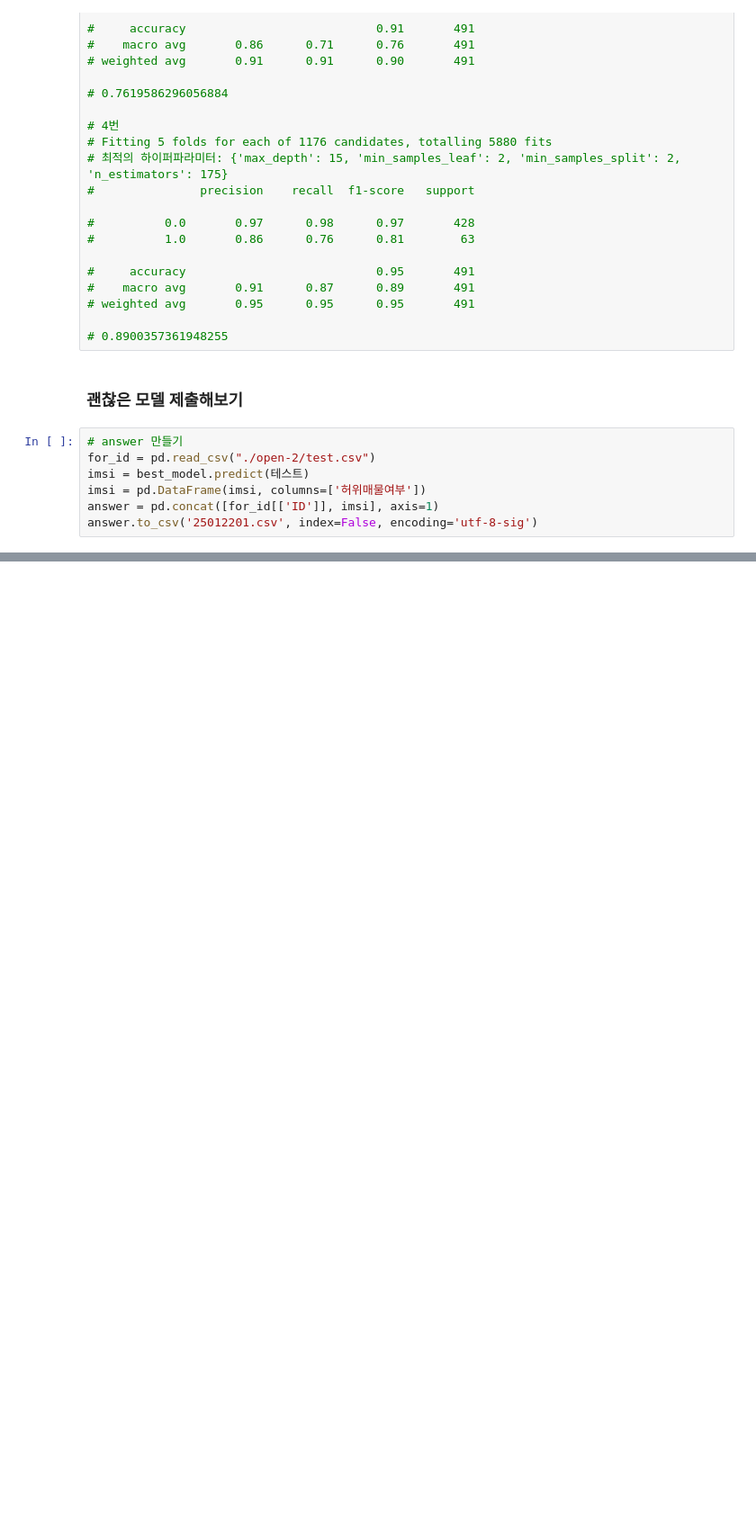
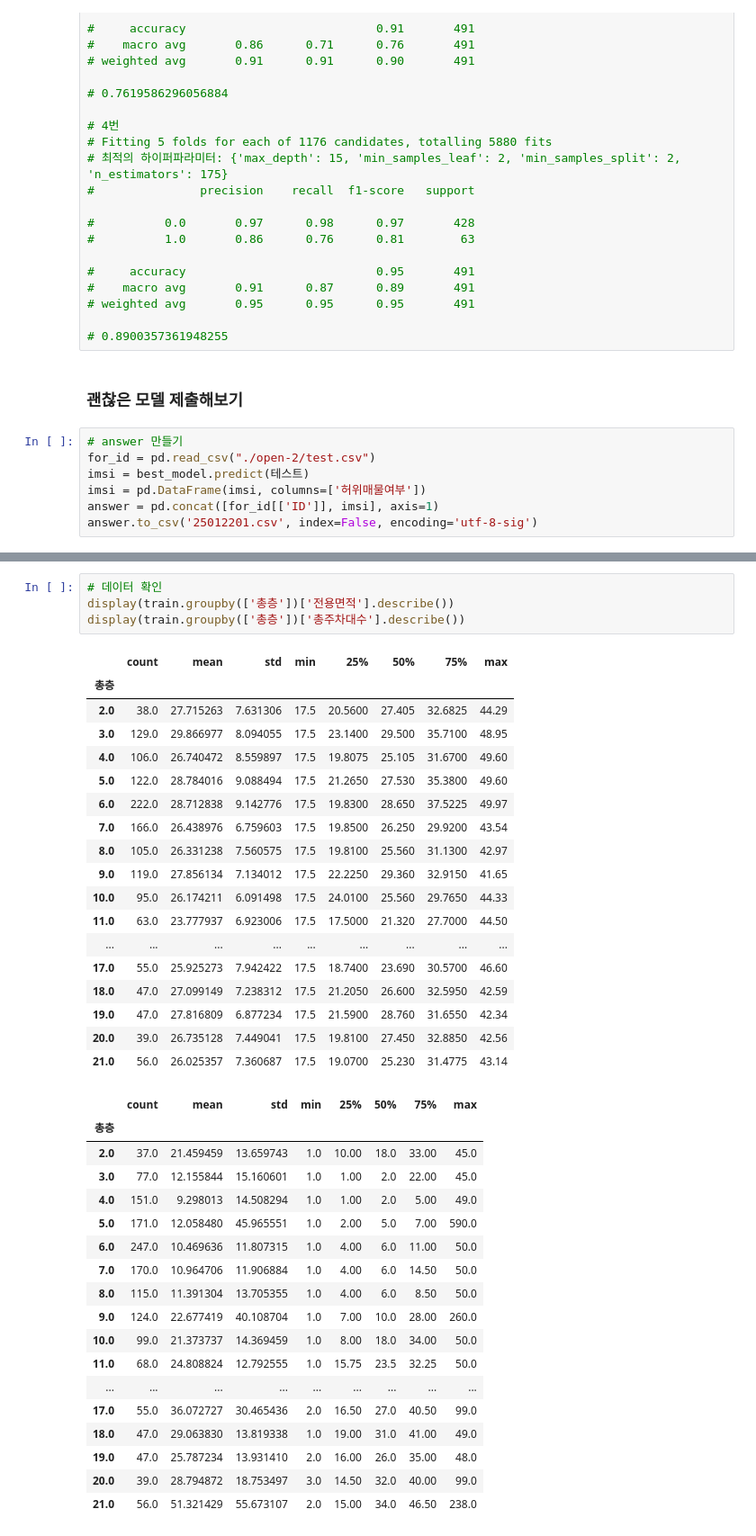
Before and after one commit to Salamamder/project_jericho, a Jupyter notebook: 전처리 전용.ipynb, the cells around one changed output, grey strips where cells are left out. Shown: that part at 90% size. Drawn from its saved outputs; the diff is of its cells as text; blank space fills up the shorter version.

```diff
--- a/전처리 전용.ipynb
+++ b/전처리 전용.ipynb
@@ -293,0 +345,41 @@ answer.to_csv('25012201.csv', index=False, encoding='utf-8-sig')
+# %%
+# 데이터 확인
+display(train.groupby(['총층'])['전용면적'].describe())
+display(train.groupby(['총층'])['총주차대수'].describe())
+# %% [output]
+|  | count | mean | std | min | 25% | 50% | 75% | max |
+| 총층 |  |  |  |  |  |  |  |  |
+| 2.0 | 38.0 | 27.715263 | 7.631306 | 17.5 | 20.5600 | 27.405 | 32.6825 | 44.29 |
+| 3.0 | 129.0 | 29.866977 | 8.094055 | 17.5 | 23.1400 | 29.500 | 35.7100 | 48.95 |
+| 4.0 | 106.0 | 26.740472 | 8.559897 | 17.5 | 19.8075 | 25.105 | 31.6700 | 49.60 |
+| 5.0 | 122.0 | 28.784016 | 9.088494 | 17.5 | 21.2650 | 27.530 | 35.3800 | 49.60 |
+| 6.0 | 222.0 | 28.712838 | 9.142776 | 17.5 | 19.8300 | 28.650 | 37.5225 | 49.97 |
+| 7.0 | 166.0 | 26.438976 | 6.759603 | 17.5 | 19.8500 | 26.250 | 29.9200 | 43.54 |
+| 8.0 | 105.0 | 26.331238 | 7.560575 | 17.5 | 19.8100 | 25.560 | 31.1300 | 42.97 |
+| 9.0 | 119.0 | 27.856134 | 7.134012 | 17.5 | 22.2250 | 29.360 | 32.9150 | 41.65 |
+| 10.0 | 95.0 | 26.174211 | 6.091498 | 17.5 | 24.0100 | 25.560 | 29.7650 | 44.33 |
+| 11.0 | 63.0 | 23.777937 | 6.923006 | 17.5 | 17.5000 | 21.320 | 27.7000 | 44.50 |
+| ... | ... | ... | ... | ... | ... | ... | ... | ... |
+| 17.0 | 55.0 | 25.925273 | 7.942422 | 17.5 | 18.7400 | 23.690 | 30.5700 | 46.60 |
+| 18.0 | 47.0 | 27.099149 | 7.238312 | 17.5 | 21.2050 | 26.600 | 32.5950 | 42.59 |
+| 19.0 | 47.0 | 27.816809 | 6.877234 | 17.5 | 21.5900 | 28.760 | 31.6550 | 42.34 |
+| 20.0 | 39.0 | 26.735128 | 7.449041 | 17.5 | 19.8100 | 27.450 | 32.8850 | 42.56 |
+| 21.0 | 56.0 | 26.025357 | 7.360687 | 17.5 | 19.0700 | 25.230 | 31.4775 | 43.14 |
+|  | count | mean | std | min | 25% | 50% | 75% | max |
+| 총층 |  |  |  |  |  |  |  |  |
+| 2.0 | 37.0 | 21.459459 | 13.659743 | 1.0 | 10.00 | 18.0 | 33.00 | 45.0 |
+| 3.0 | 77.0 | 12.155844 | 15.160601 | 1.0 | 1.00 | 2.0 | 22.00 | 45.0 |
+| 4.0 | 151.0 | 9.298013 | 14.508294 | 1.0 | 1.00 | 2.0 | 5.00 | 49.0 |
+| 5.0 | 171.0 | 12.058480 | 45.965551 | 1.0 | 2.00 | 5.0 | 7.00 | 590.0 |
+| 6.0 | 247.0 | 10.469636 | 11.807315 | 1.0 | 4.00 | 6.0 | 11.00 | 50.0 |
+| 7.0 | 170.0 | 10.964706 | 11.906884 | 1.0 | 4.00 | 6.0 | 14.50 | 50.0 |
+| 8.0 | 115.0 | 11.391304 | 13.705355 | 1.0 | 4.00 | 6.0 | 8.50 | 50.0 |
+| 9.0 | 124.0 | 22.677419 | 40.108704 | 1.0 | 7.00 | 10.0 | 28.00 | 260.0 |
+| 10.0 | 99.0 | 21.373737 | 14.369459 | 1.0 | 8.00 | 18.0 | 34.00 | 50.0 |
+| 11.0 | 68.0 | 24.808824 | 12.792555 | 1.0 | 15.75 | 23.5 | 32.25 | 50.0 |
+| ... | ... | ... | ... | ... | ... | ... | ... | ... |
+| 17.0 | 55.0 | 36.072727 | 30.465436 | 2.0 | 16.50 | 27.0 | 40.50 | 99.0 |
+| 18.0 | 47.0 | 29.063830 | 13.819338 | 1.0 | 19.00 | 31.0 | 41.00 | 49.0 |
+| 19.0 | 47.0 | 25.787234 | 13.931410 | 2.0 | 16.00 | 26.0 | 35.00 | 48.0 |
+| 20.0 | 39.0 | 28.794872 | 18.753497 | 3.0 | 14.50 | 32.0 | 40.00 | 99.0 |
+| 21.0 | 56.0 | 51.321429 | 55.673107 | 2.0 | 15.00 | 34.0 | 46.50 | 238.0 |
```
Also changed, not shown: parts of 6 cells of this notebook.
